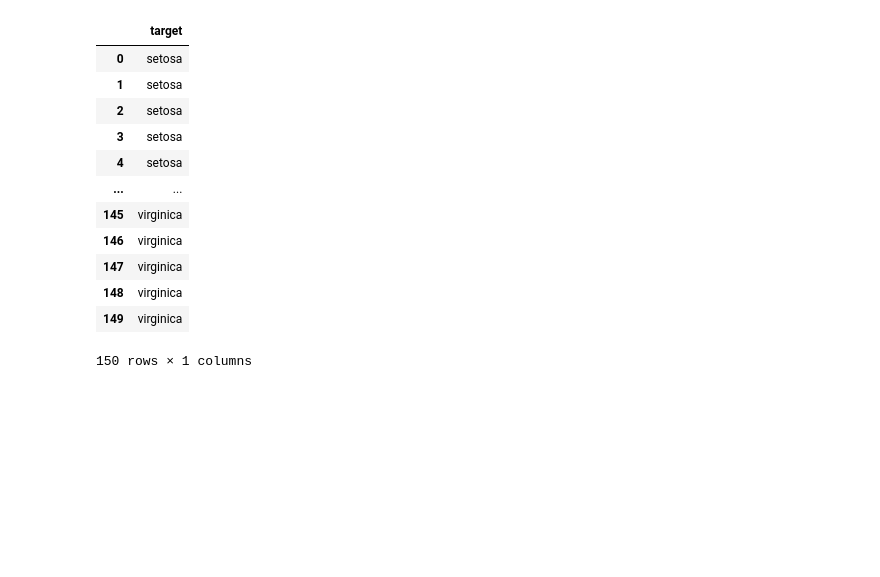
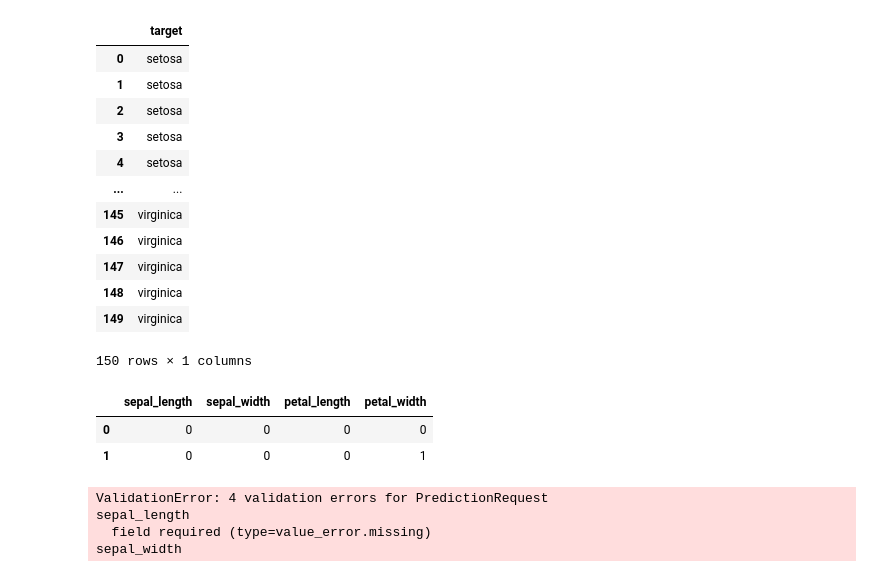
Before and after one commit to FlorianBorn/machine-learning-microservice-template, a Jupyter notebook: microservice/model/foo.ipynb, the cells around one changed output. Cells and saved outputs as stored; diff of their text form; code cells hidden in the pictures; blank space fills up the shorter version.

```diff
--- a/microservice/model/foo.ipynb
+++ b/microservice/model/foo.ipynb
@@ -362,3 +427,24 @@ y.to_frame().rename(columns={target_label: 'target'})
 | 148 | virginica |
 | 149 | virginica |
 150 rows × 1 columns
+# %%
+r = [
+  {
+    "sepal_length": 0,
+    "sepal_width": 0,
+    "petal_length": 0,
+    "petal_width": 0
+  },
+      {
+    "sepal_length": 0,
+    "sepal_width": 0,
+    "petal_length": 0,
+    "petal_width": 1
+  }
+]
+# %%
+pd.DataFrame(r)
+# %% [output]
+|  | sepal_length | sepal_width | petal_length | petal_width |
+| 0 | 0 | 0 | 0 | 0 |
+| 1 | 0 | 0 | 0 | 1 |
@@ -364,0 +459,7 @@ y.to_frame().rename(columns={target_label: 'target'})
+# %%
+p = PredictionRequest()
+# %% [output]
+ValidationError: 4 validation errors for PredictionRequest
+sepal_length
+  field required (type=value_error.missing)
+sepal_width
```
Also changed, not shown: parts of 13 cells of this notebook, 11 other files.
